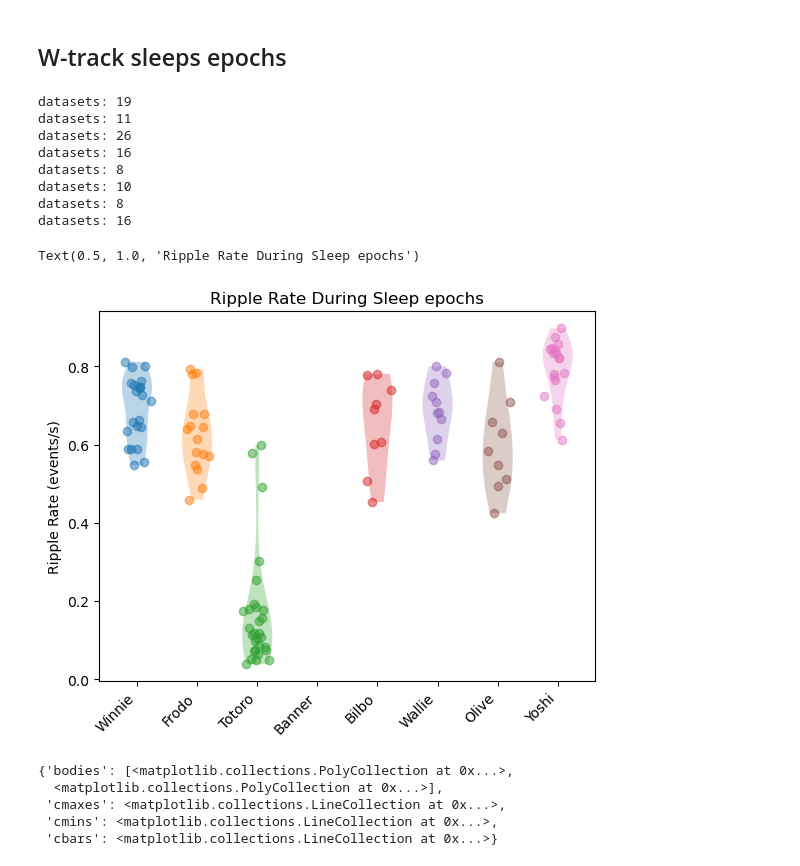
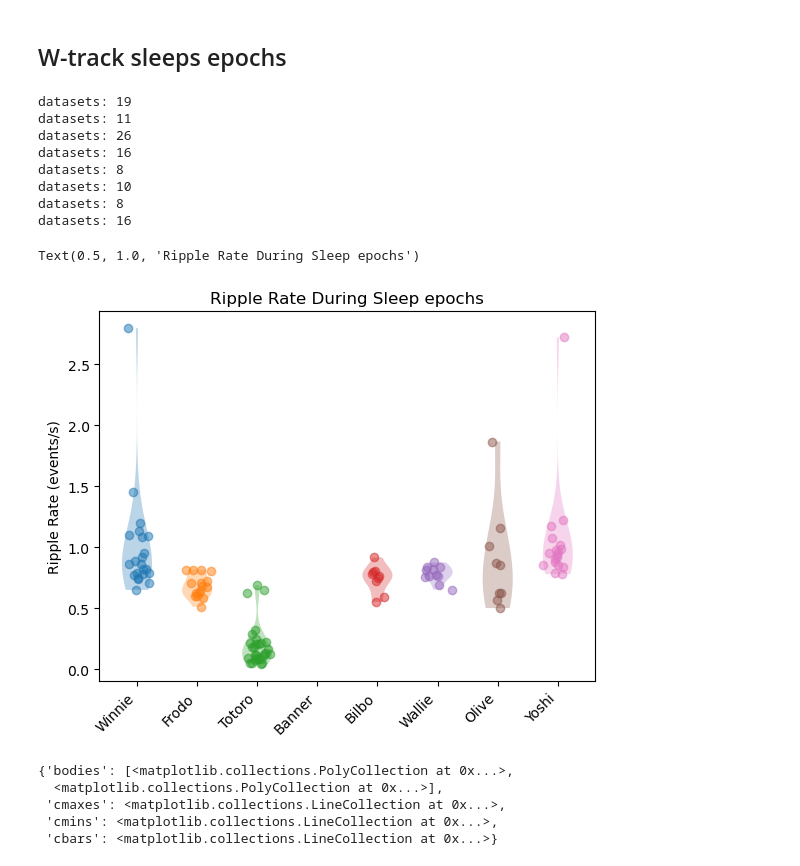
Before and after one commit to LorenFrankLab/ms_stim_analysis, a Jupyter notebook: Ripples/opto_ripple_analysis.ipynb, the cells around one changed output. Drawn from its saved outputs; the diff is of its cells as text; code cells hidden in the pictures.

Commit message:
normalize ripple rate by stationary time

```diff
--- a/Ripples/opto_ripple_analysis.ipynb
+++ b/Ripples/opto_ripple_analysis.ipynb
@@ -128,35 +195,60 @@ for loc, animal in enumerate(animal_list):
         if not RippleTimesV1() & ripple_key:
             print("No ripples for {}".format(ripple_key))
             continue
 
 
 
         ripple_df = (RippleTimesV1() & ripple_key).fetch1_dataframe()
         all_ripples = [[start, end] for start, end in zip(ripple_df.start_time, ripple_df.end_time)]
 
-        len_sleep = np.sum([end-start for start, end in (IntervalList & basic_key).fetch1('valid_times')])
+        valid_times = (IntervalList & basic_key).fetch1('valid_times')
+        #filter times when rat is stationary for rate calculation
+        if filter_speed:
+            #get the threshold speed from the ripple calculation
+            ripple_param_name = (RippleTimesV1() & ripple_key).fetch1("ripple_param_name")
+            thresh_speed = (RippleParameters() & {"ripple_param_name": ripple_param_name}).fetch1(
+                "ripple_param_dict"
+            )["ripple_detection_params"]["speed_threshold"]
+            #get the speed over time
+            pos_df = (TrodesPosV1() & basic_key & {"trodes_pos_params_name": "single_led"}).fetch1_dataframe()
+            pos_time = pos_df.index.values
+            pos_speed = pos_df.speed.values
+            # make intervals where rat is stationary
+            speed_binary = (pos_speed < thresh_speed).astype(int)
+            speed_binary = np.append([0], speed_binary)
+            if np.min(speed_binary) == 1:
+                run_intervals = [(pos_time[0], pos_time[-1])]
+            t_diff = np.diff(speed_binary)
+            t_run_start = pos_time[np.where(t_diff == 1)[0]]
+            t_run_stop = pos_time[np.where(t_diff == -1)[0]]
+            stationary_intervals = [(start, stop) for start, stop in zip(t_run_start, t_run_stop)]
+            # restrict the intervals by this
+            valid_times = interval_list_intersect(
+                np.array(valid_times), np.array(stationary_intervals)
+            )
+        len_sleep = np.sum([end-start for start, end in valid_times])
         ripple_rate.append(len(all_ripples)/len_sleep)
 
     if not ripple_rate:
         continue
     plt.violinplot(ripple_rate, positions=[loc], showextrema=False, widths=.5)
     plt.scatter(np.ones(len(ripple_rate))*loc+np.random.normal(0,.1,len(ripple_rate)), ripple_rate, alpha=.5)
 
 
 plt.xticks(np.arange(len(animal_list)), animal_list, rotation=45, ha='right')
 plt.ylabel("Ripple Rate (events/s)")
 plt.title("Ripple Rate During Sleep epochs")
 # %% [output]
 datasets: 19
 datasets: 11
 datasets: 26
 datasets: 16
 datasets: 8
 datasets: 10
 datasets: 8
 datasets: 16
 Text(0.5, 1.0, 'Ripple Rate During Sleep epochs')
-[figure, old version]
+[figure, new version]
 # %%
 test_ripple_lengths = [end-start for start, end in test_ripples]
 control_ripple_lengths = [end-start for start, end in control_ripples]
```
Also changed, not shown: parts of 3 cells of this notebook.
